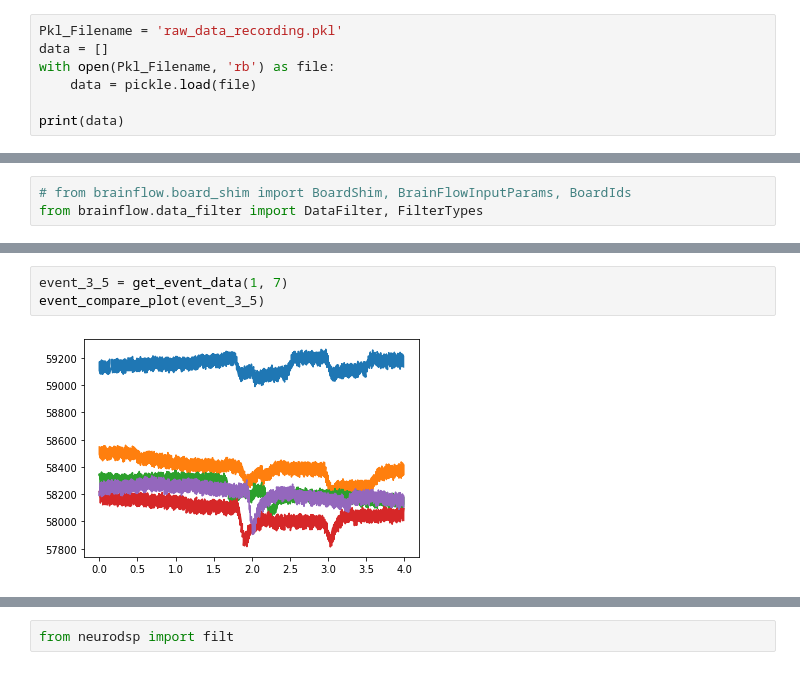
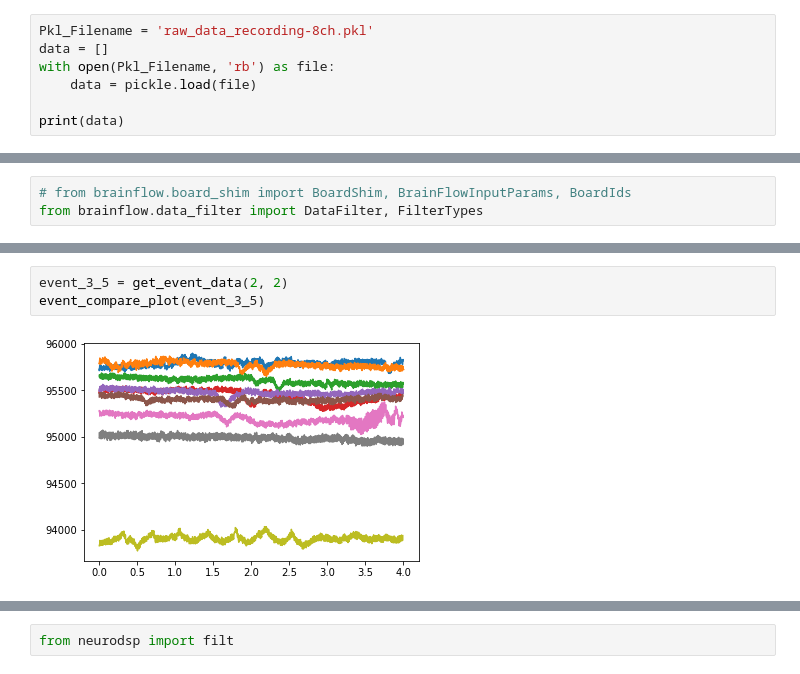
Before and after one commit to Surfincolin/hey-brain, a Jupyter notebook: data/data_exploration.ipynb, the cells around one changed output, grey strips where cells are left out. Saved outputs shown, nothing was run; the diff lists cells and outputs as text.

```diff
--- a/data/data_exploration.ipynb
+++ b/data/data_exploration.ipynb
@@ -4,7 +4,7 @@ import numpy as np
 import pandas as pd
 import matplotlib.pyplot as plt
 # %%
-Pkl_Filename = 'raw_data_recording.pkl'
+Pkl_Filename = 'raw_data_recording-8ch.pkl'
 data = []
 with open(Pkl_Filename, 'rb') as file:
     data = pickle.load(file)
@@ -127,8 +130,8 @@ event_compare_plot(event_3_5)
 # %%
-event_3_5 = get_event_data(1, 7)
+event_3_5 = get_event_data(2, 2)
 event_compare_plot(event_3_5)
 # %% [output]
-[figure, old version]
+[figure, new version]
 # %%
 
 def subtract_mean(eeg_data, separate_ch=True):
```
Also changed, not shown: parts of 16 cells of this notebook, 7 other files.
